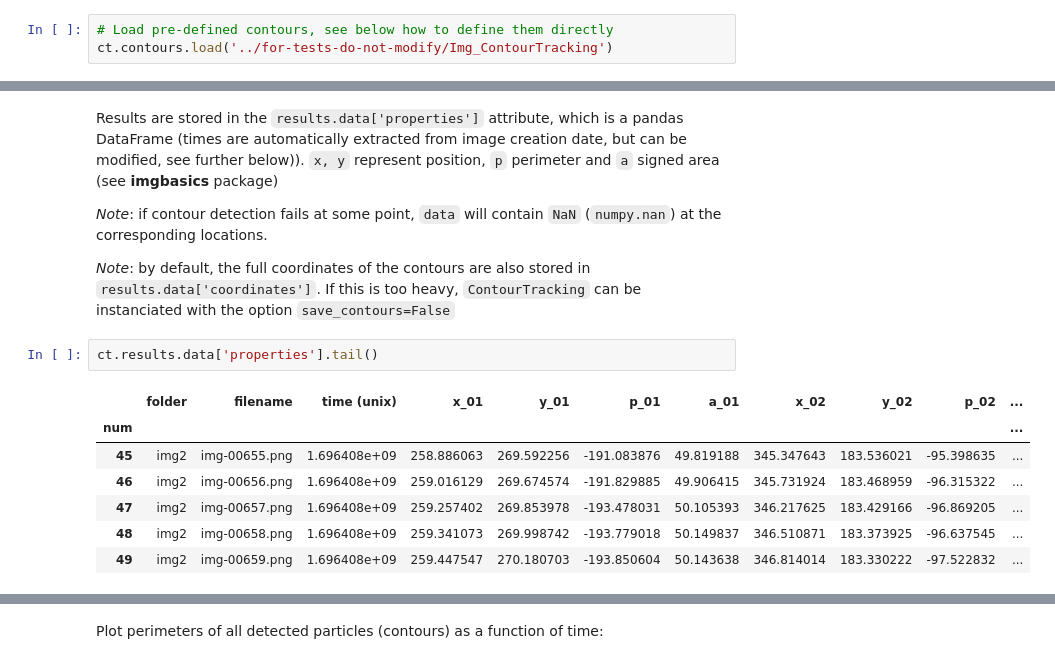
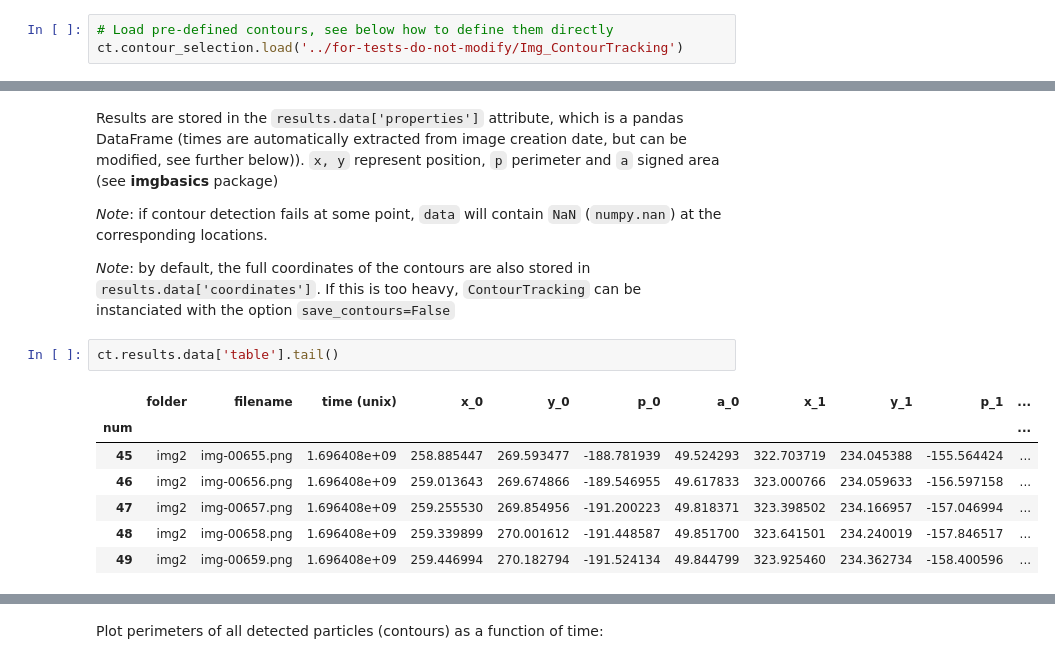
Before and after one commit to ovinc/imgseries, a Jupyter notebook: examples/examples_analysis/ContourTracking.ipynb, the cells around one changed output, grey strips where cells are left out. Drawn from its saved outputs; the diff is of its cells as text.

```diff
--- a/examples/examples_analysis/ContourTracking.ipynb
+++ b/examples/examples_analysis/ContourTracking.ipynb
@@ -34,5 +34,5 @@ ct = ContourTracking(images, savepath='../data/untracked_data/')
 The line below assumes that contours to follow have already been defined and saved in the metadata file (see details further below)
 # %%
 # Load pre-defined contours, see below how to define them directly
-ct.contours.load('../for-tests-do-not-modify/Img_ContourTracking')
+ct.contour_selection.load('../for-tests-do-not-modify/Img_ContourTracking')
 # %%
@@ -51,12 +51,12 @@ Results are stored in the `results.data['properties']` attribute, which is a pan
 
 *Note*: by default, the full coordinates of the contours are also stored in `results.data['coordinates']`. If this is too heavy, `ContourTracking` can be instanciated with the option `save_contours=False`
 # %%
-ct.results.data['properties'].tail()
+ct.results.data['table'].tail()
 # %% [output]
-|  | folder | filename | time (unix) | x_01 | y_01 | p_01 | a_01 | x_02 | y_02 | p_02 | ... |
+|  | folder | filename | time (unix) | x_0 | y_0 | p_0 | a_0 | x_1 | y_1 | p_1 | ... |
 | num |  |  |  |  |  |  |  |  |  |  | ... |
-| 45 | img2 | img-00655.png | 1.696408e+09 | 258.886063 | 269.592256 | -191.083876 | 49.819188 | 345.347643 | 183.536021 | -95.398635 | ... |
-| 46 | img2 | img-00656.png | 1.696408e+09 | 259.016129 | 269.674574 | -191.829885 | 49.906415 | 345.731924 | 183.468959 | -96.315322 | ... |
-| 47 | img2 | img-00657.png | 1.696408e+09 | 259.257402 | 269.853978 | -193.478031 | 50.105393 | 346.217625 | 183.429166 | -96.869205 | ... |
-| 48 | img2 | img-00658.png | 1.696408e+09 | 259.341073 | 269.998742 | -193.779018 | 50.149837 | 346.510871 | 183.373925 | -96.637545 | ... |
-| 49 | img2 | img-00659.png | 1.696408e+09 | 259.447547 | 270.180703 | -193.850604 | 50.143638 | 346.814014 | 183.330222 | -97.522832 | ... |
+| 45 | img2 | img-00655.png | 1.696408e+09 | 258.885447 | 269.593477 | -188.781939 | 49.524293 | 322.703719 | 234.045388 | -155.564424 | ... |
+| 46 | img2 | img-00656.png | 1.696408e+09 | 259.013643 | 269.674866 | -189.546955 | 49.617833 | 323.000766 | 234.059633 | -156.597158 | ... |
+| 47 | img2 | img-00657.png | 1.696408e+09 | 259.255530 | 269.854956 | -191.200223 | 49.818371 | 323.398502 | 234.166957 | -157.046994 | ... |
+| 48 | img2 | img-00658.png | 1.696408e+09 | 259.339899 | 270.001612 | -191.448587 | 49.851700 | 323.641501 | 234.240019 | -157.846517 | ... |
+| 49 | img2 | img-00659.png | 1.696408e+09 | 259.446994 | 270.182794 | -191.524134 | 49.844799 | 323.925460 | 234.362734 | -158.400596 | ... |
```
Also changed, not shown: parts of 8 cells of this notebook, 5 other files.
